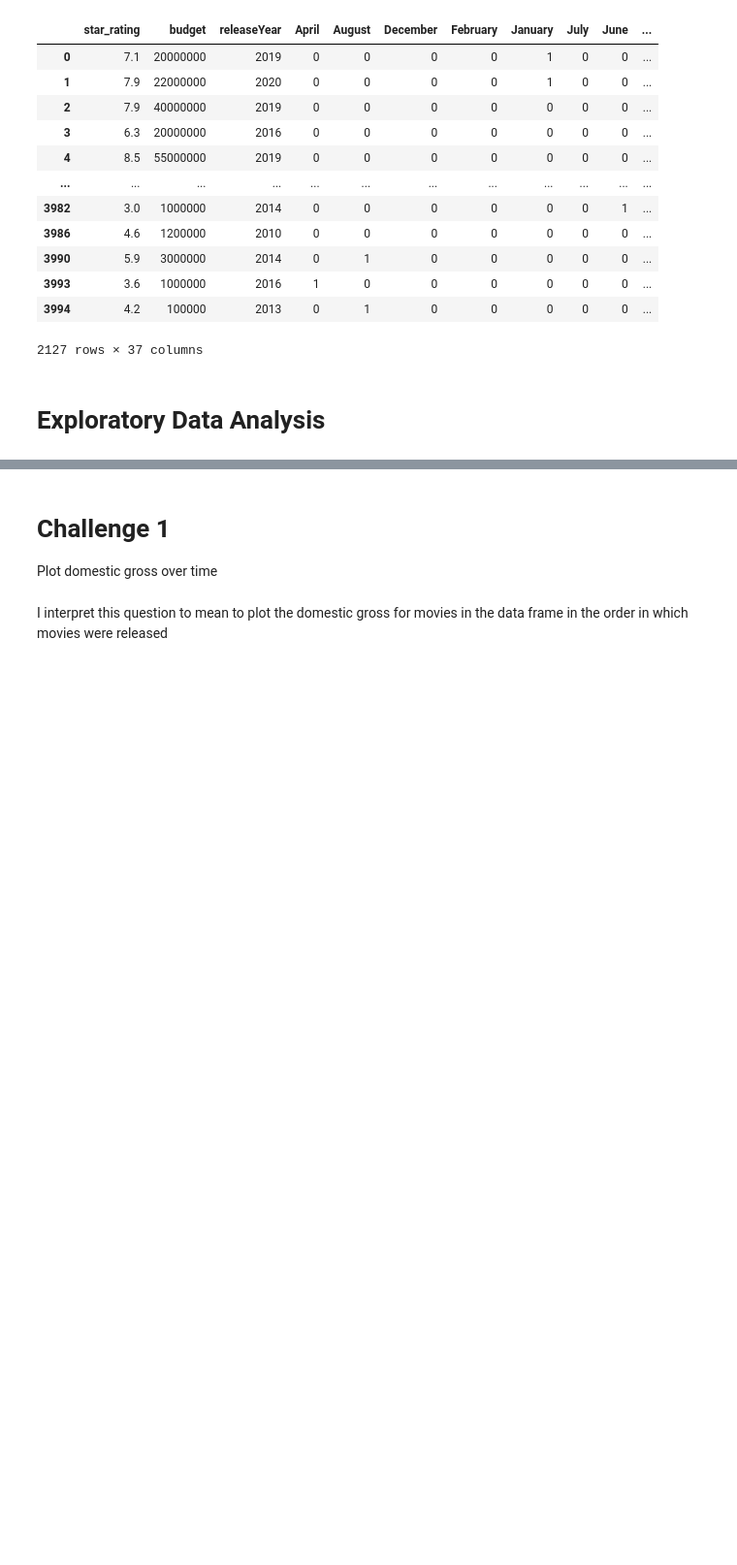
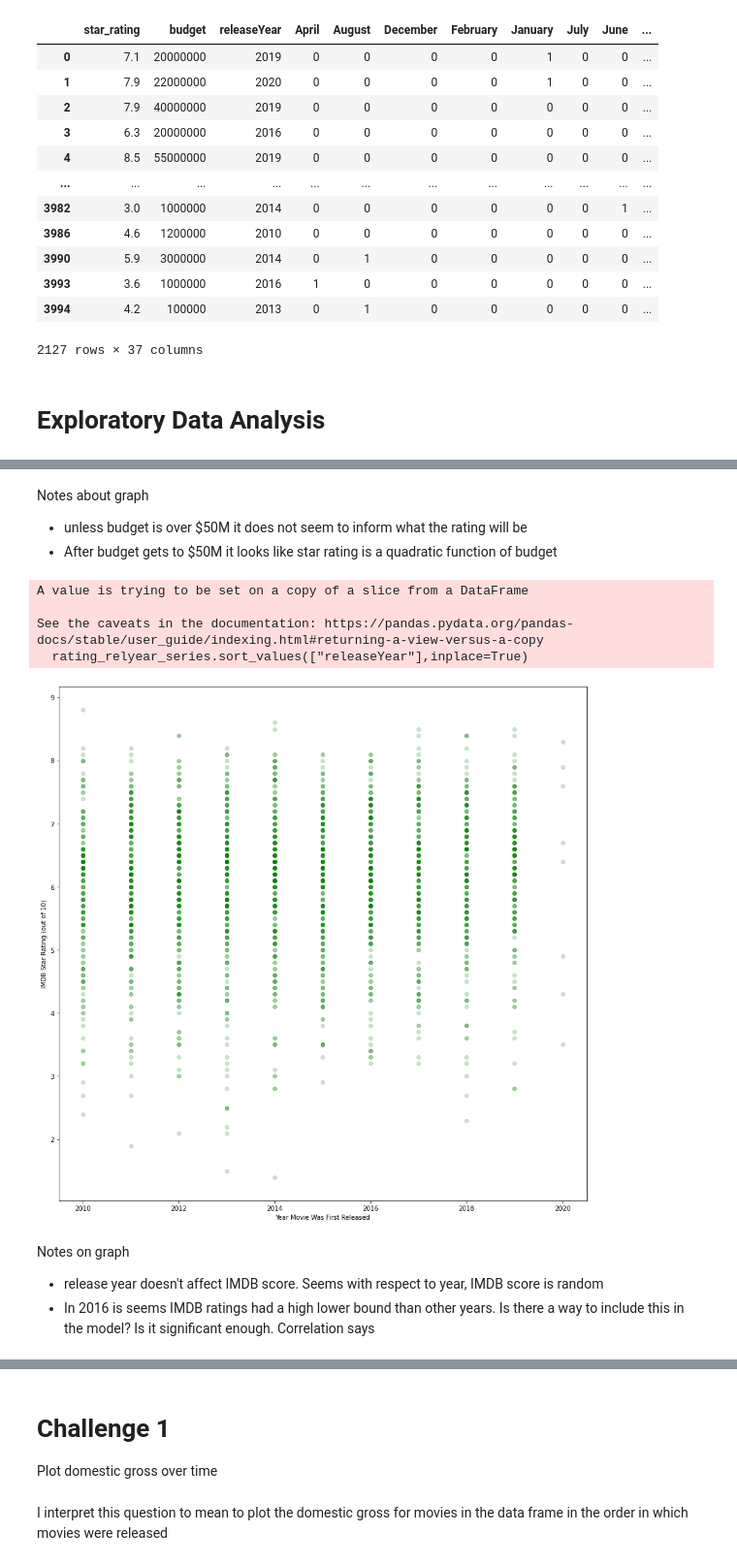
Before and after one commit to michael-a-green/Metis_Project2, a Jupyter notebook: Project2.ipynb, the cells around one changed output, grey strips where cells are left out. Shown at 97% size. Drawn from its saved outputs; the diff is of its cells as text; code cells hidden in the pictures; blank space fills up the shorter version.

Commit message:
Did some analysis of categorical data and noted some ideas of how to use the information in the categorical data. Next I need to implement the ideas and hopefully see an improved model.

```diff
--- a/Project2.ipynb
+++ b/Project2.ipynb
@@ -646,0 +784,22 @@ movie_df_processed
+# %% [markdown]
+Notes about graph
+* unless budget is over \$50M it does not seem to inform what the rating will be
+* After budget gets to \$50M it looks like star rating is a quadratic function of budget
+# %%
+rating_relyear_series = movie_df_processed[["star_rating","releaseYear"]]
+rating_relyear_series.sort_values(["releaseYear"],inplace=True)
+plt.figure(figsize=(15,15))
+plt.scatter(rating_relyear_series["releaseYear"],rating_relyear_series["star_rating"],alpha=0.2,color="green")
+plt.xlabel("Year Movie Was First Released")
+plt.ylabel("IMDB Star Rating (out of 10)");
+#rating_budget_series
+# %% [output]
+A value is trying to be set on a copy of a slice from a DataFrame
+
+See the caveats in the documentation: https://pandas.pydata.org/pandas-docs/stable/user_guide/indexing.html#returning-a-view-versus-a-copy
+  rating_relyear_series.sort_values(["releaseYear"],inplace=True)
+[figure, added]
+# %% [markdown]
+Notes on graph
+* release year doesn't affect IMDB score. Seems with respect to year, IMDB score is random
+* In 2016 is seems IMDB ratings had a high lower bound than other years. Is there a way to include this in the model? Is it significant enough. Correlation says
```
Also changed, not shown: parts of 21 cells of this notebook.
